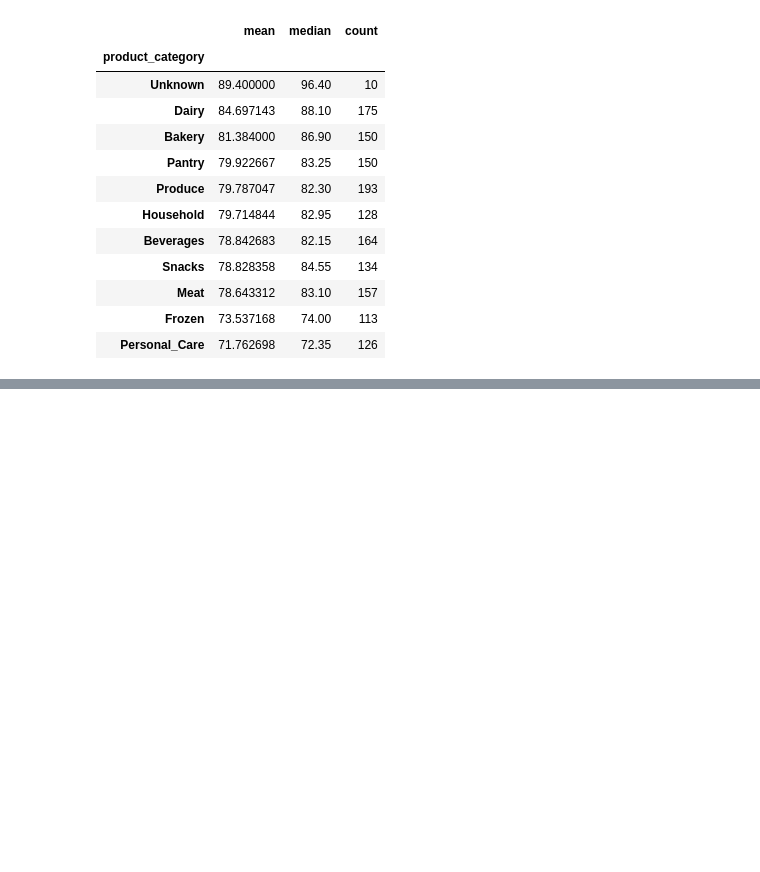
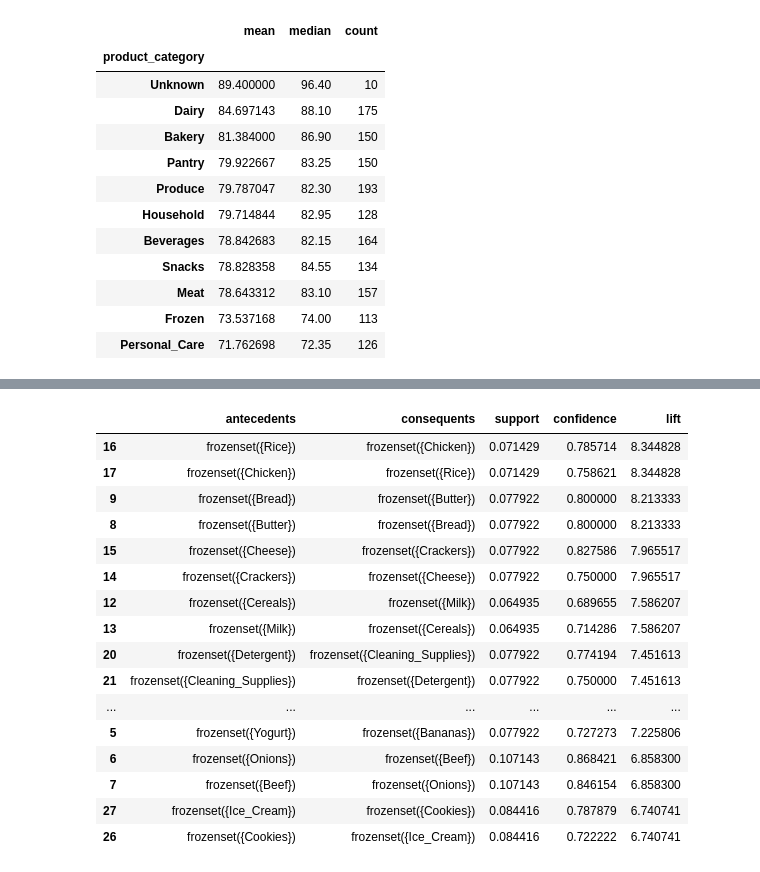
Before and after one commit to quacklj/retailmax-market-basket-optimizer, a Jupyter notebook: notebooks/01_eda.ipynb, the cells around one changed output, grey strips where cells are left out. Cells and saved outputs as stored; diff of their text form; code cells hidden in the pictures; blank space fills up the shorter version.

```diff
--- a/notebooks/01_eda.ipynb
+++ b/notebooks/01_eda.ipynb
@@ -384,0 +500,36 @@ category_score
+# %%
+pair_rules = rules[
+    (rules["antecedents"].apply(len) == 1) &
+    (rules["consequents"].apply(len) == 1)
+].copy()
+# %%
+pair_rules[
+    [
+        "antecedents",
+        "consequents",
+        "support",
+        "confidence",
+        "lift"
+    ]
+].sort_values(
+    "lift",
+    ascending=False
+).head(20)
+# %% [output]
+|  | antecedents | consequents | support | confidence | lift |
+| 16 | frozenset({Rice}) | frozenset({Chicken}) | 0.071429 | 0.785714 | 8.344828 |
+| 17 | frozenset({Chicken}) | frozenset({Rice}) | 0.071429 | 0.758621 | 8.344828 |
+| 9 | frozenset({Bread}) | frozenset({Butter}) | 0.077922 | 0.800000 | 8.213333 |
+| 8 | frozenset({Butter}) | frozenset({Bread}) | 0.077922 | 0.800000 | 8.213333 |
+| 15 | frozenset({Cheese}) | frozenset({Crackers}) | 0.077922 | 0.827586 | 7.965517 |
+| 14 | frozenset({Crackers}) | frozenset({Cheese}) | 0.077922 | 0.750000 | 7.965517 |
+| 12 | frozenset({Cereals}) | frozenset({Milk}) | 0.064935 | 0.689655 | 7.586207 |
+| 13 | frozenset({Milk}) | frozenset({Cereals}) | 0.064935 | 0.714286 | 7.586207 |
+| 20 | frozenset({Detergent}) | frozenset({Cleaning_Supplies}) | 0.077922 | 0.774194 | 7.451613 |
+| 21 | frozenset({Cleaning_Supplies}) | frozenset({Detergent}) | 0.077922 | 0.750000 | 7.451613 |
+| ... | ... | ... | ... | ... | ... |
+| 5 | frozenset({Yogurt}) | frozenset({Bananas}) | 0.077922 | 0.727273 | 7.225806 |
+| 6 | frozenset({Onions}) | frozenset({Beef}) | 0.107143 | 0.868421 | 6.858300 |
+| 7 | frozenset({Beef}) | frozenset({Onions}) | 0.107143 | 0.846154 | 6.858300 |
+| 27 | frozenset({Ice_Cream}) | frozenset({Cookies}) | 0.084416 | 0.787879 | 6.740741 |
+| 26 | frozenset({Cookies}) | frozenset({Ice_Cream}) | 0.084416 | 0.722222 | 6.740741 |
```
Also changed, not shown: parts of 13 cells of this notebook.
